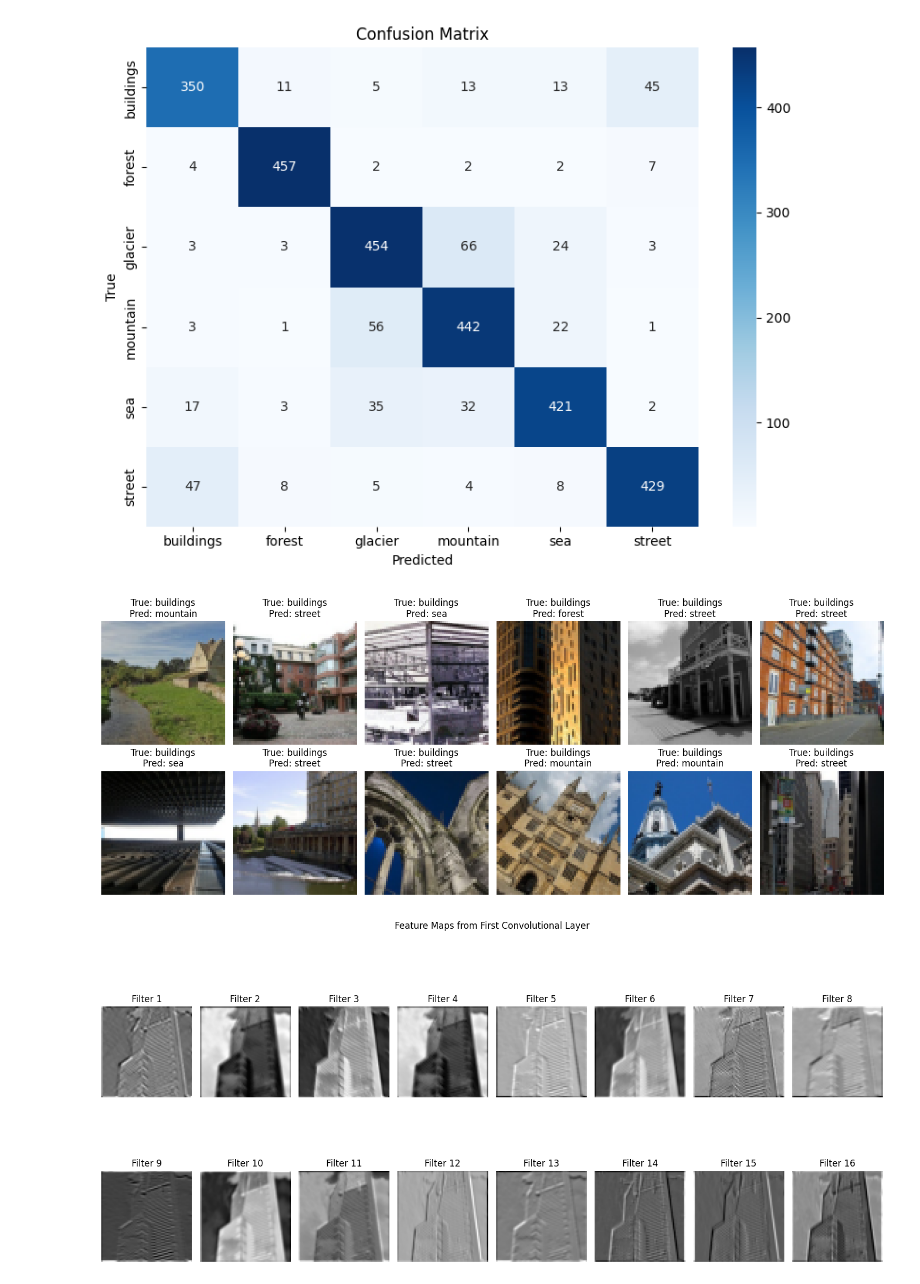
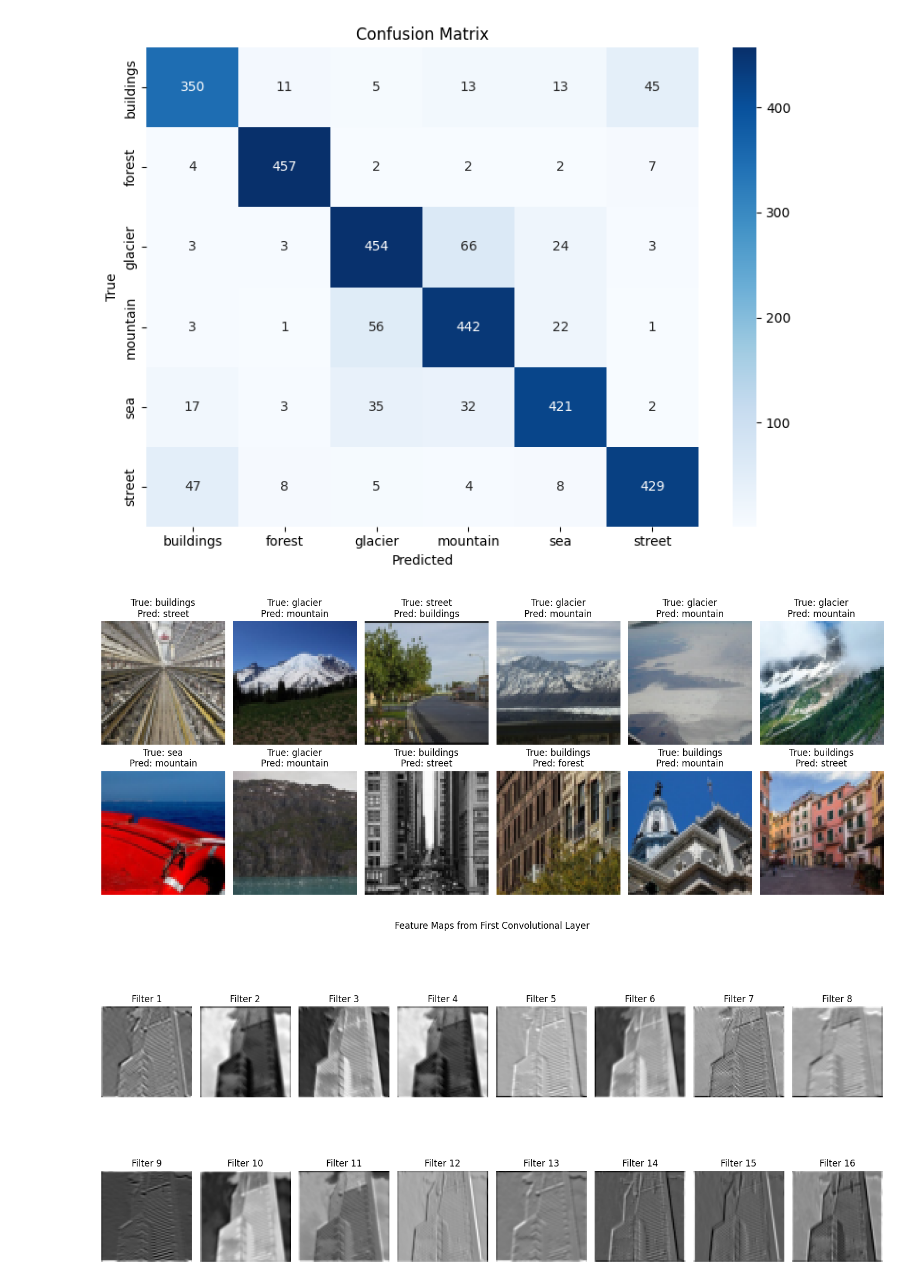
Before and after one commit to BikinGhimire/IntelImageClassification, a Jupyter notebook: Notebooks/Notebook.ipynb, the cells around one changed output. Saved outputs shown, nothing was run; the diff lists cells and outputs as text; code cells hidden in the pictures.

```diff
--- a/Notebooks/Notebook.ipynb
+++ b/Notebooks/Notebook.ipynb
@@ -91,7 +91,7 @@ len(train_ds), len(val_ds)
 batch_size = 64
 train_loader = DataLoader(train_ds, batch_size, shuffle=True)
 val_loader = DataLoader(val_ds, batch_size, shuffle=False)
-test_loader = DataLoader(test_dataset, batch_size, shuffle=False)
+test_loader = DataLoader(test_dataset, batch_size, shuffle=True)
 # %%
 # -----------------------------
 # Utility function to visualize samples from each class
@@ -368,35 +368,35 @@ weighted avg     0.8515    0.8510    0.8510      3000
 def show_misclassified(model, loader, class_names, max_images=12):
     model.eval()
     misclassified = []
 
     with torch.no_grad():
         for images, labels in loader:
             images, labels = images.to(device), labels.to(device)
             outputs = model(images)
             _, preds = torch.max(outputs, 1)
 
             for i in range(len(labels)):
                 if preds[i] != labels[i]:
                     misclassified.append((images[i].cpu(), labels[i].item(), preds[i].item()))
                     if len(misclassified) >= max_images:
                         break
             if len(misclassified) >= max_images:
                 break
 
     plt.figure(figsize=(15, 6))
     for i, (img, true_label, pred_label) in enumerate(misclassified):
         img = img.permute(1, 2, 0).numpy()
 
         plt.subplot(2, max_images // 2, i+1)
         plt.imshow(img)
         plt.title(f"True: {class_names[true_label]}\nPred: {class_names[pred_label]}")
         plt.axis("off")
     plt.tight_layout()
     plt.show()
 
-show_misclassified(model, test_loader, train_loader.dataset.dataset.classes, max_images=12)
+show_misclassified(model, test_loader, test_loader.dataset.classes, max_images=12)
 # %% [output]
-[figure, old version]
+[figure, new version]
 # %%
 # -----------------------------
 # Visualize feature maps from the first convolutional layer
```
